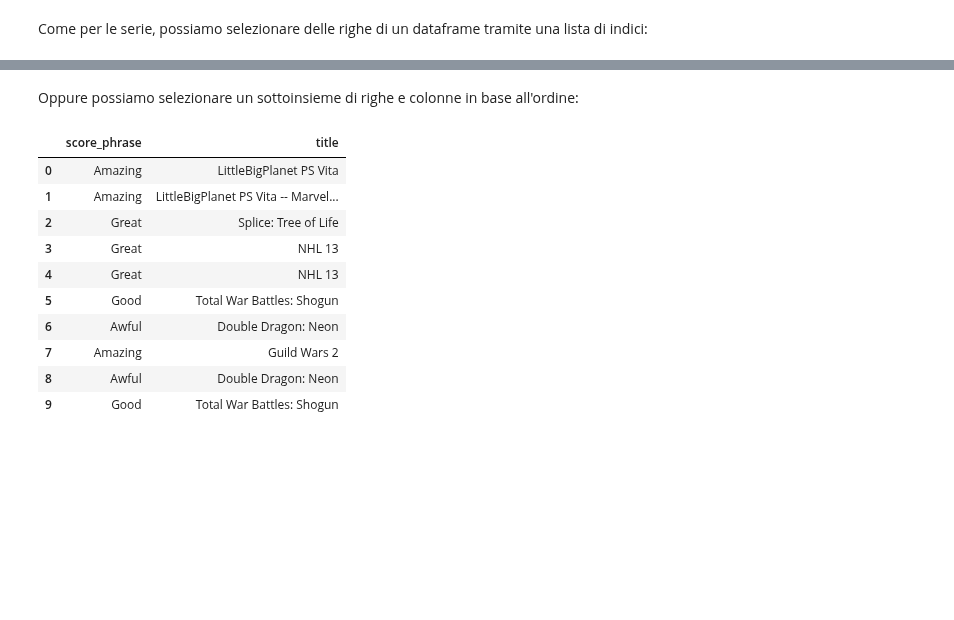
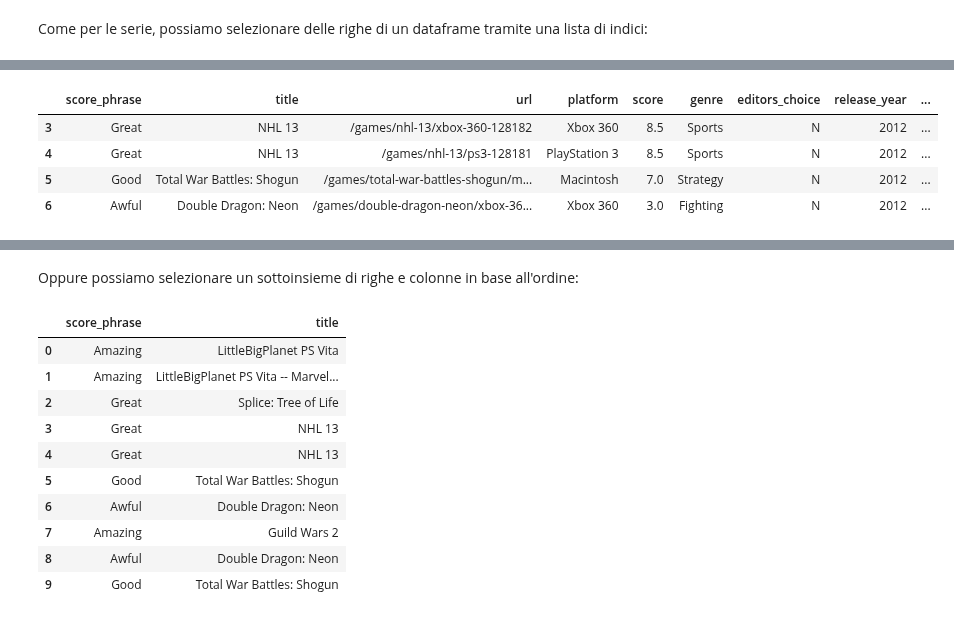
Before and after one commit to DavideScassola/data_analysis_laboratory, a Jupyter notebook: notebooks/introduzione_a_pandas.ipynb, the cells around one changed output, grey strips where cells are left out. Cells and saved outputs as stored; diff of their text form; code cells hidden in the pictures; blank space fills up the shorter version.

```diff
--- a/notebooks/introduzione_a_pandas.ipynb
+++ b/notebooks/introduzione_a_pandas.ipynb
@@ -184,3 +185,12 @@ reviews.loc[[45,15,160]]
 | 45 | Amazing | Bad Piggies | /games/bad-piggies/iphone-141455 | iPhone | 9.2 | Action | Y | 2012 | ... |
 | 15 | Okay | Home: A Unique Horror Adventure | /games/home-a-unique-horror-adven... | Macintosh | 6.5 | Adventure | N | 2012 | ... |
 | 160 | Good | 10000000 | /games/10000000/iphone-139135 | iPhone | 7.5 | NaN | N | 2012 | ... |
+# %%
+# Se l'indice è di nueri interi, possiamo accedere anche tramite 'slicing'
+reviews.loc[3:6]
+# %% [output]
+|  | score_phrase | title | url | platform | score | genre | editors_choice | release_year | ... |
+| 3 | Great | NHL 13 | /games/nhl-13/xbox-360-128182 | Xbox 360 | 8.5 | Sports | N | 2012 | ... |
+| 4 | Great | NHL 13 | /games/nhl-13/ps3-128181 | PlayStation 3 | 8.5 | Sports | N | 2012 | ... |
+| 5 | Good | Total War Battles: Shogun | /games/total-war-battles-shogun/m... | Macintosh | 7.0 | Strategy | N | 2012 | ... |
+| 6 | Awful | Double Dragon: Neon | /games/double-dragon-neon/xbox-36... | Xbox 360 | 3.0 | Fighting | N | 2012 | ... |
```
Also changed, not shown: parts of 8 cells of this notebook, 1 other file.
